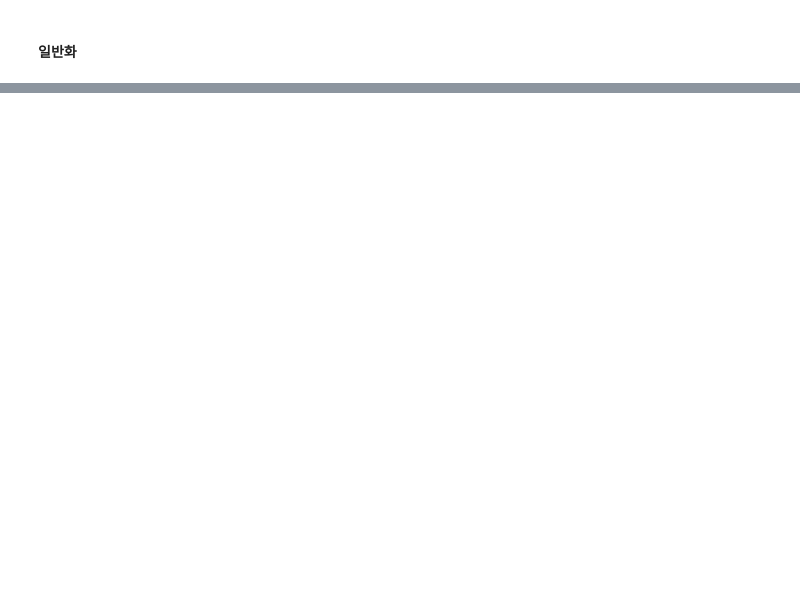
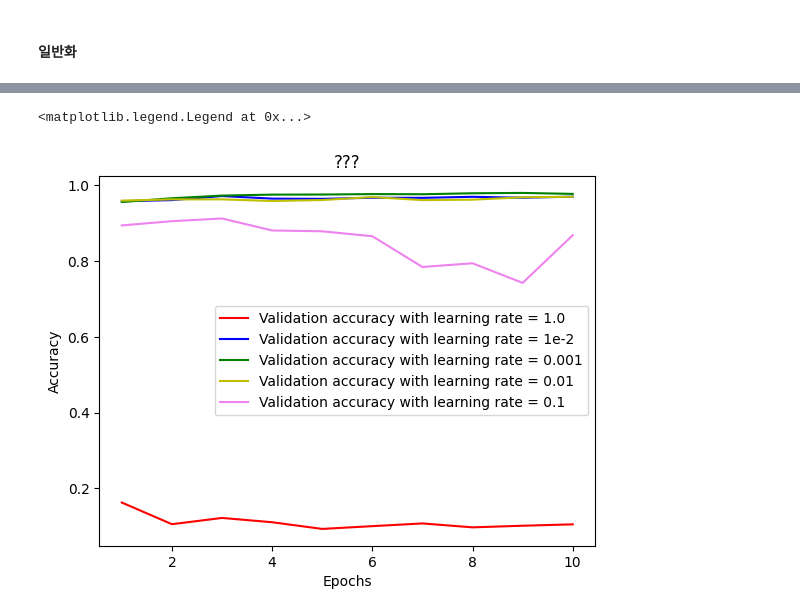
Before and after one commit to SCUTUM98/2023_KFQ_Bigdata, a Jupyter notebook: DeepLearning/0714_mnist.ipynb, the cells around one changed output, grey strips where cells are left out. Drawn from its saved outputs; the diff is of its cells as text; code cells hidden in the pictures; blank space fills up the shorter version.

```diff
--- a/DeepLearning/0714_mnist.ipynb
+++ b/DeepLearning/0714_mnist.ipynb
@@ -140,0 +175,3 @@ plt.legend()
+# %%
+model = models_function.get_relu_softmax2(1e-2)
+hist_1e = model.fit(train_images, train_labels, epochs=10, batch_size=128, validation_split=0.2)
@@ -140,0 +199,3 @@ plt.legend()
+# %%
+model = models_function.get_relu_softmax2(0.1)
+hist_01 = model.fit(train_images, train_labels, epochs=10, batch_size=128, validation_split=0.2)
@@ -140,0 +223,3 @@ plt.legend()
+# %%
+model = models_function.get_relu_softmax2(0.01)
+hist_001 = model.fit(train_images, train_labels, epochs=10, batch_size=128, validation_split=0.2)
@@ -140,0 +247,3 @@ plt.legend()
+# %%
+model = models_function.get_relu_softmax2(0.001)
+hist_0001 = model.fit(train_images, train_labels, epochs=10, batch_size=128, validation_split=0.2)
@@ -140,0 +271,19 @@ plt.legend()
+# %%
+val_acc_1 = hist.history['val_accuracy']
+val_acc_1e = hist_1e.history['val_accuracy']
+val_acc_0001 = hist_0001.history['val_accuracy']
+val_acc_001 = hist_001.history['val_accuracy']
+val_acc_01 = hist_01.history['val_accuracy']
+epochs = range(1,11)
+plt.plot(epochs, val_acc_1, 'r-', label = 'Validation accuracy with learning rate = 1.0')
+plt.plot(epochs, val_acc_1e, 'b-', label = 'Validation accuracy with learning rate = 1e-2')
+plt.plot(epochs, val_acc_0001, 'g-', label = 'Validation accuracy with learning rate = 0.001')
+plt.plot(epochs, val_acc_001, 'y-', label = 'Validation accuracy with learning rate = 0.01')
+plt.plot(epochs, val_acc_01, 'violet', label = 'Validation accuracy with learning rate = 0.1')
+plt.title('???')
+plt.xlabel('Epochs')
+plt.ylabel('Accuracy')
+plt.legend()
+# %% [output]
+<matplotlib.legend.Legend at 0x...>
+[figure, added]
```
Also changed, not shown: parts of 31 cells of this notebook.
